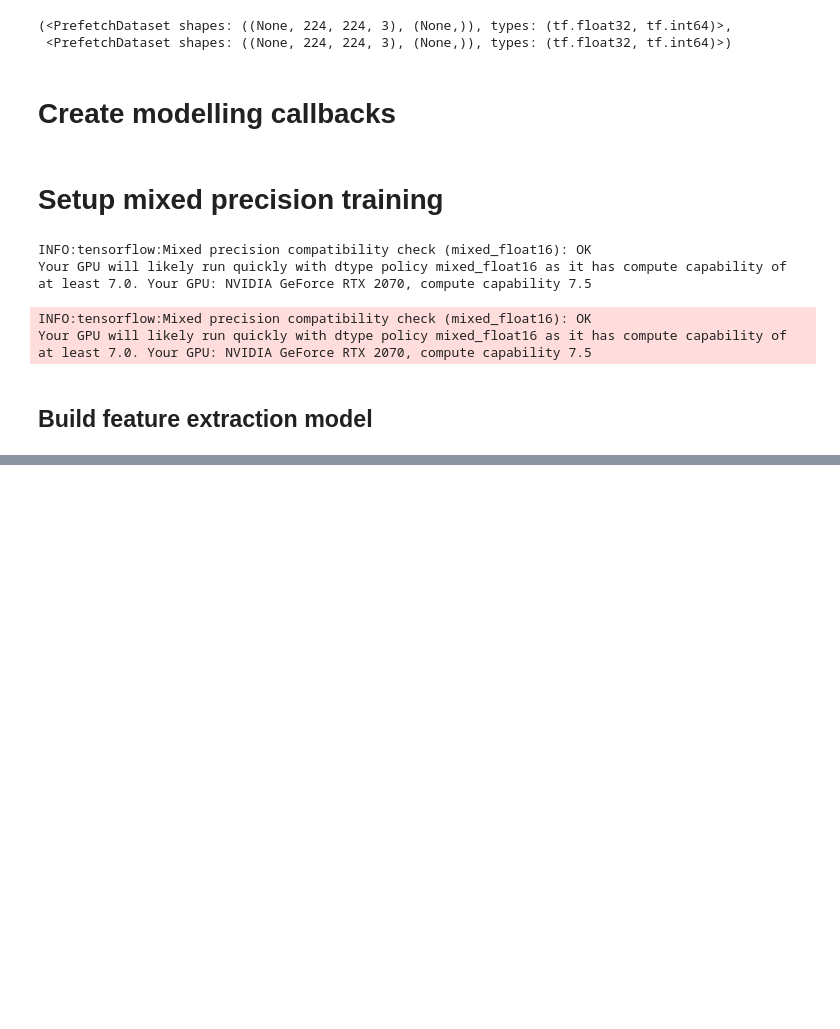
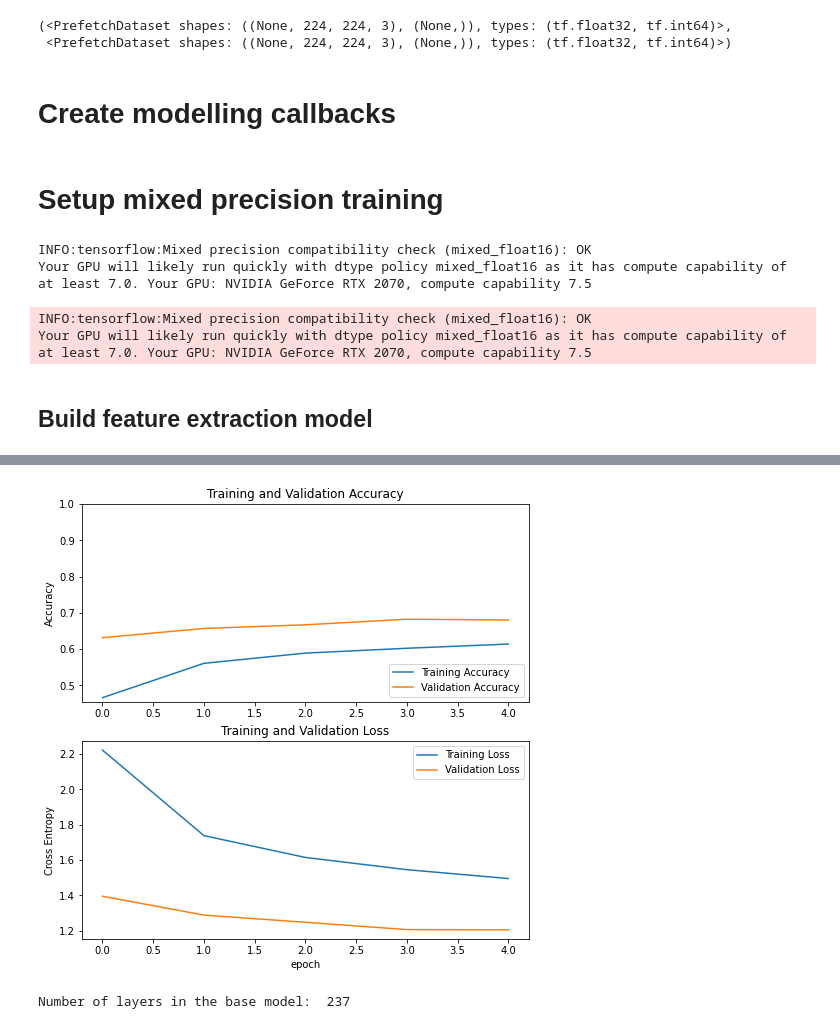
Before and after one commit to alexmercea99/Tensorflow-Learning, a Jupyter notebook: PROJECT_FOOD_VISION.ipynb, the cells around one changed output, grey strips where cells are left out. Cells and saved outputs as stored; diff of their text form; code cells hidden in the pictures; blank space fills up the shorter version.

```diff
--- a/PROJECT_FOOD_VISION.ipynb
+++ b/PROJECT_FOOD_VISION.ipynb
@@ -211,15 +207,25 @@ Your GPU will likely run quickly with dtype policy mixed_float16 as it has compu
 from tensorflow.keras import layers
 from tensorflow.keras.layers.experimental import preprocessing
 
+
+data_augmentation = tf.keras.Sequential([
+  tf.keras.layers.experimental.preprocessing.RandomFlip('horizontal'),
+  tf.keras.layers.experimental.preprocessing.RandomRotation(0.2),
+  tf.keras.layers.experimental.preprocessing.RandomHeight(0.2),
+  tf.keras.layers.experimental.preprocessing.RandomWidth(0.2),
+  tf.keras.layers.experimental.preprocessing.RandomZoom(0.2),
+])
 # Create base model
 input_shape = (224, 224, 3)
+
 base_model = tf.keras.applications.EfficientNetB0(include_top=False)
 base_model.trainable = False
 
 # Create functional model
 inputs = layers.Input(shape=input_shape, name="input_layer")
+x = data_augmentation(inputs)
 
-x = base_model(inputs, training=False)
+x = base_model(x, training=False)
 x = layers.GlobalAvgPool2D()(x)
 x = layers.Dense(len(class_names))(x)
 outputs = layers.Activation("softmax", dtype=tf.float32, name="softmax_float32_layer")(
@@ -279,7 +275,9 @@ top_activation float32
+# %%
+initial_epochs=5
 # %%
 history_101_feature_extract = model.fit(
     train_data,
-    epochs=3,
+    epochs=initial_epochs,
     steps_per_epoch=len(train_data),
     validation_data=test_data,
     validation_steps=int(0.15 * len(test_data)),
@@ -306,0 +309,31 @@ results_feature_extractor
+# %%
+acc = history_101_feature_extract.history['accuracy']
+val_acc = history_101_feature_extract.history['val_accuracy']
+
+loss = history_101_feature_extract.history['loss']
+val_loss = history_101_feature_extract.history['val_loss']
+
+plt.figure(figsize=(8, 8))
+plt.subplot(2, 1, 1)
+plt.plot(acc, label='Training Accuracy')
+plt.plot(val_acc, label='Validation Accuracy')
+plt.legend(loc='lower right')
+plt.ylabel('Accuracy')
+plt.ylim([min(plt.ylim()),1])
+plt.title('Training and Validation Accuracy')
+
+plt.subplot(2, 1, 2)
+plt.plot(loss, label='Training Loss')
+plt.plot(val_loss, label='Validation Loss')
+plt.legend(loc='upper right')
+plt.ylabel('Cross Entropy')
+# plt.ylim([0,1.0])
+plt.title('Training and Validation Loss')
+plt.xlabel('epoch')
+plt.show()
+# %% [output]
+[figure, added]
+# %%
+print("Number of layers in the base model: ", len(base_model.layers))
+# %% [output]
+Number of layers in the base model:  237
```
Also changed, not shown: parts of 24 cells of this notebook, 34 other files.
